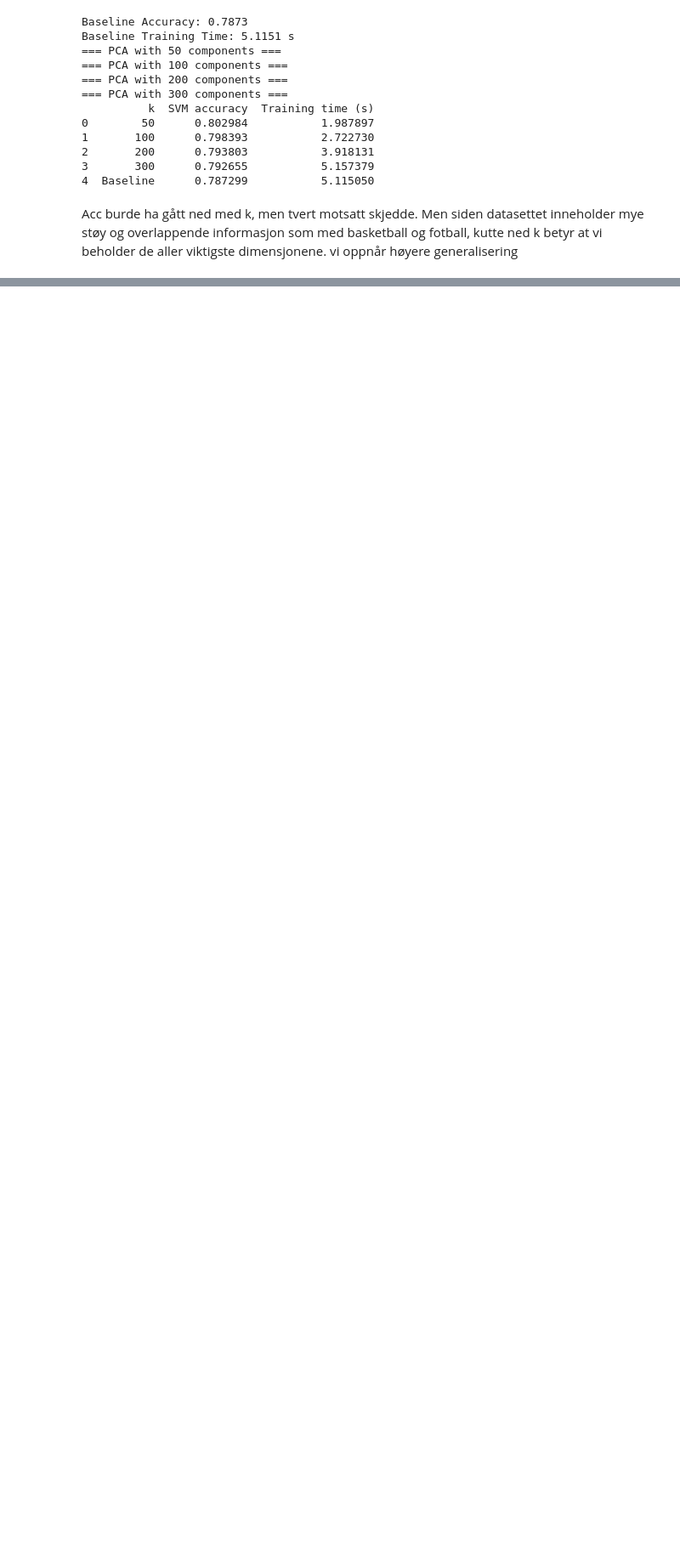
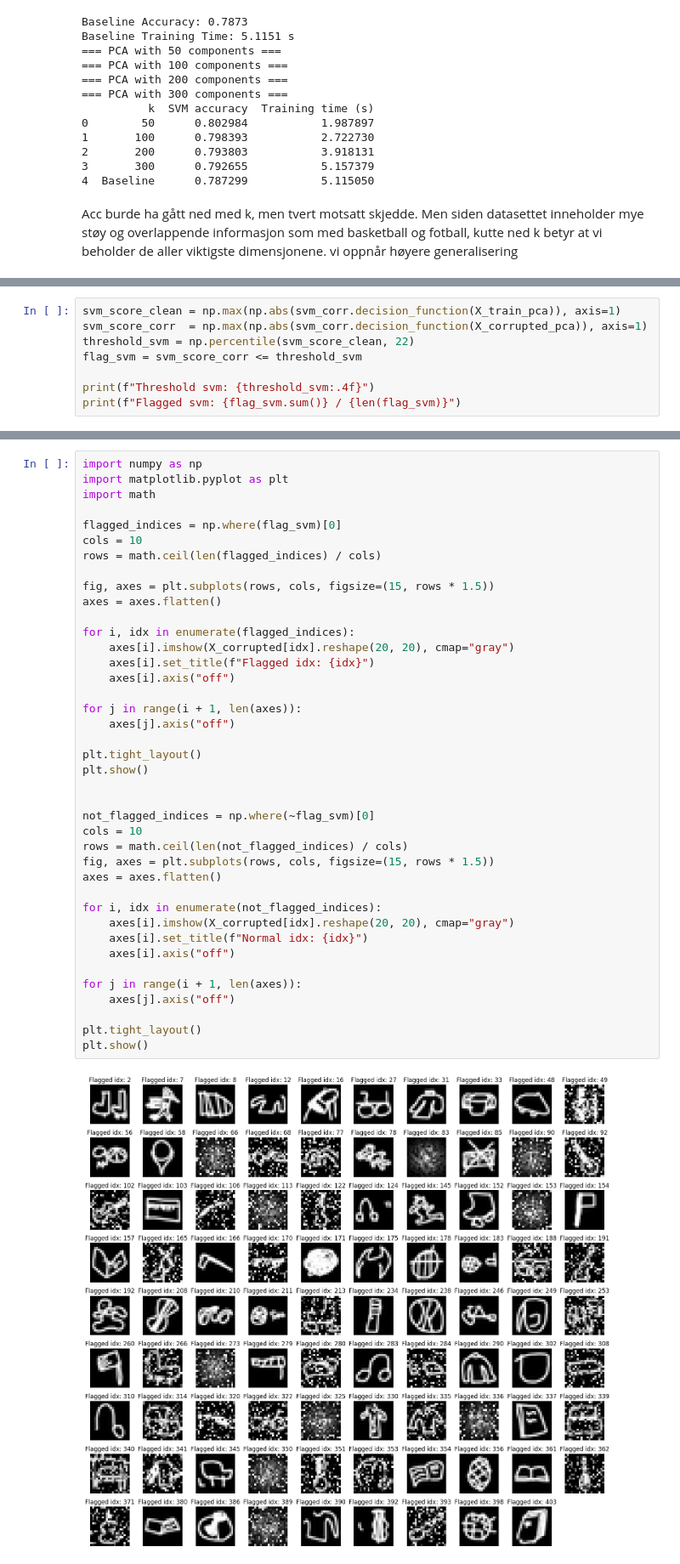
Before and after one commit to KamilMatyjaszczyk/GiftRecog, a Jupyter notebook: GiftRec.ipynb, the cells around one changed output, grey strips where cells are left out. Shown at 85% size. Drawn from its saved outputs; the diff is of its cells as text; blank space fills up the shorter version.

```diff
--- a/GiftRec.ipynb
+++ b/GiftRec.ipynb
@@ -227,0 +279,8 @@ Out of 405 images, 89 are corrupted
+# %%
+svm_score_clean = np.max(np.abs(svm_corr.decision_function(X_train_pca)), axis=1)
+svm_score_corr  = np.max(np.abs(svm_corr.decision_function(X_corrupted_pca)), axis=1)
+threshold_svm = np.percentile(svm_score_clean, 22)
+flag_svm = svm_score_corr <= threshold_svm
+
+print(f"Threshold svm: {threshold_svm:.4f}")
+print(f"Flagged svm: {flag_svm.sum()} / {len(flag_svm)}")
@@ -227,0 +290,42 @@ Out of 405 images, 89 are corrupted
+# %%
+import numpy as np
+import matplotlib.pyplot as plt
+import math
+
+flagged_indices = np.where(flag_svm)[0]
+cols = 10
+rows = math.ceil(len(flagged_indices) / cols)
+
+fig, axes = plt.subplots(rows, cols, figsize=(15, rows * 1.5))
+axes = axes.flatten()
+
+for i, idx in enumerate(flagged_indices):
+    axes[i].imshow(X_corrupted[idx].reshape(20, 20), cmap="gray")
+    axes[i].set_title(f"Flagged idx: {idx}")
+    axes[i].axis("off")
+
+for j in range(i + 1, len(axes)):
+    axes[j].axis("off")
+
+plt.tight_layout()
+plt.show()
+
+
+not_flagged_indices = np.where(~flag_svm)[0]
+cols = 10
+rows = math.ceil(len(not_flagged_indices) / cols)
+fig, axes = plt.subplots(rows, cols, figsize=(15, rows * 1.5))
+axes = axes.flatten()
+
+for i, idx in enumerate(not_flagged_indices):
+    axes[i].imshow(X_corrupted[idx].reshape(20, 20), cmap="gray")
+    axes[i].set_title(f"Normal idx: {idx}")
+    axes[i].axis("off")
+
+for j in range(i + 1, len(axes)):
+    axes[j].axis("off")
+
+plt.tight_layout()
+plt.show()
+# %% [output]
+[figure, added]
```
Also changed, not shown: parts of 9 cells of this notebook.
